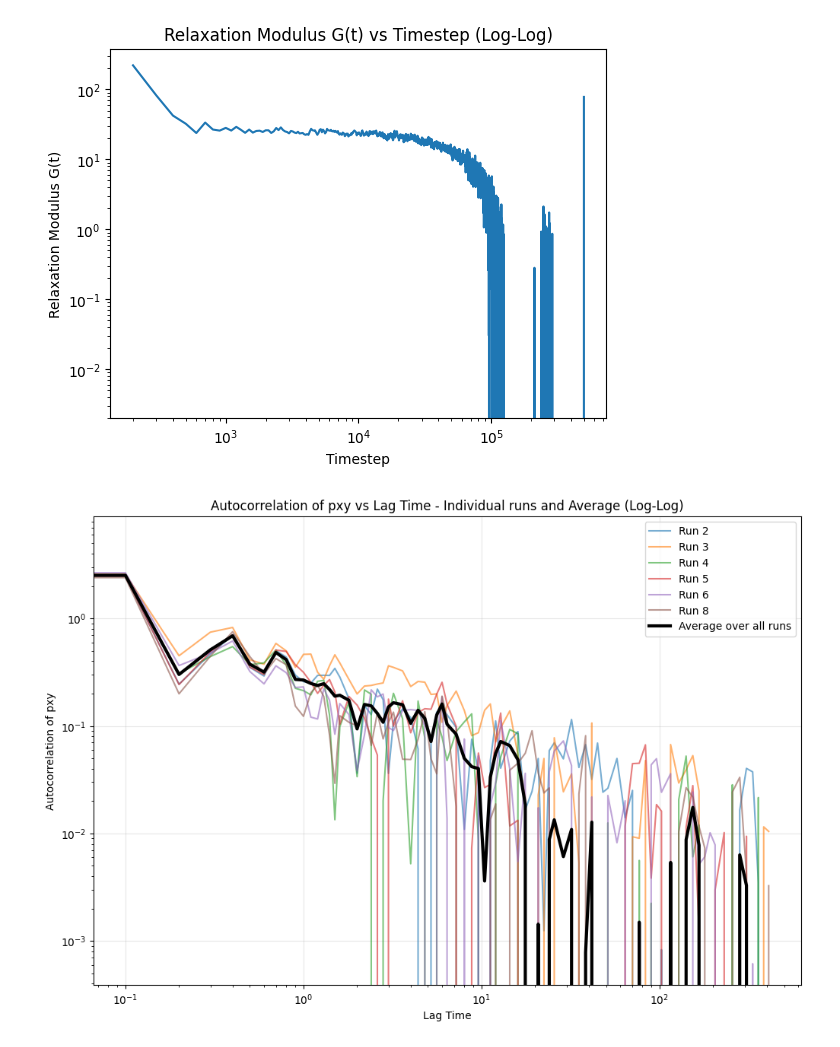
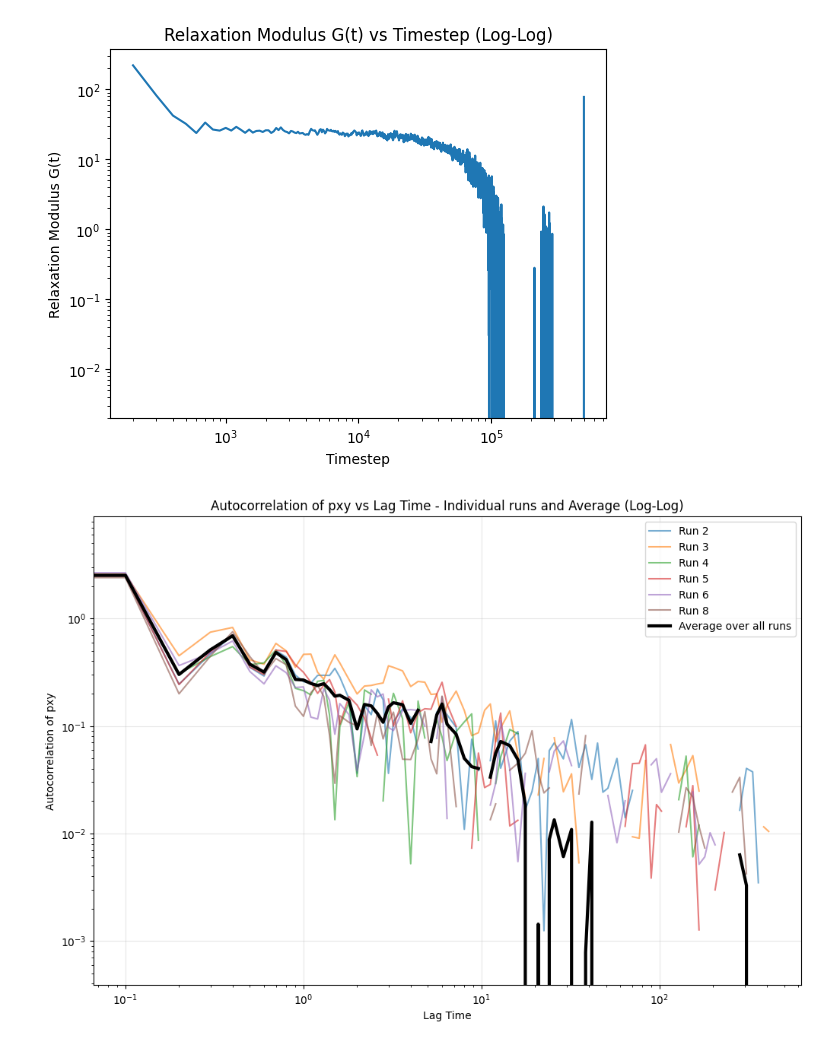
Before and after one commit to anotherbeaver/amine_polymers, a Jupyter notebook: logs/dyn_modulus mix 21 October.ipynb, the cells around one changed output. Drawn from its saved outputs; the diff is of its cells as text; code cells hidden in the pictures.

```diff
--- a/logs/dyn_modulus mix 21 October.ipynb
+++ b/logs/dyn_modulus mix 21 October.ipynb
@@ -293,9 +306,9 @@ energy_A = [0, 50]
 for ea in energy_A:
     file = f"logs/press_{ea}_0.dat"
     data = pd.read_csv(file, delimiter=' ', skiprows=3, index_col=False, names=['timestep', 'press', 'pxx', 'pyy', 'pzz', 'pxy', 'pxz', 'pyz'])
-    pxy = data['pxy'].values
+    pxx = data['pxy'].values
 
-    corr = multipletau.autocorrelate(pxy - np.mean(pxy), deltat=0.001 * 100)   # timestep 0.001, output every 100 steps
+    corr = multipletau.autocorrelate(pxx - np.mean(pxx), deltat=0.001 * 100)   # timestep 0.001, output every 100 steps
 
     t = corr[:, 0]
     G = corr[:, 1]
@@ -303,9 +316,9 @@ for ea in energy_A:
     plt.loglog(t, G, label=f'A={ea}')
 file = f"logs/press_0_0_notavg.dat"
 data = pd.read_csv(file, delimiter=' ', skiprows=3, index_col=False, names=['timestep', 'press', 'pxx', 'pyy', 'pzz', 'pxy', 'pxz', 'pyz'])
-pxy = data['pxy'].values
+pxx = data['pxy'].values
 
-corr = multipletau.autocorrelate(pxy - np.mean(pxy), deltat=0.001 * 10)   # timestep 0.001, output every 100 steps
+corr = multipletau.autocorrelate(pxx - np.mean(pxx), deltat=0.001 * 10)   # timestep 0.001, output every 100 steps
 
 t = corr[:, 0]
 G = corr[:, 1]
@@ -341,11 +354,11 @@ Averaging: Mean: 0.00047337834736947405, Standard Deviation: 0.03322043027544048
 # %%
 import multipletau
 
-file = "logs/press_50_0.dat"
+file = "logs/press_0_0.dat"
 data = pd.read_csv(file, delimiter=' ', skiprows=3, index_col=False, names=['timestep', 'press', 'pxx', 'pyy', 'pzz', 'pxy', 'pxz', 'pyz'])
 # print(data.head())
 
-pxy = data['pxy'].values
+pxx = data['pxy'].values
 G_t, time = G_func(data['pxx'], data['pyy'], data['pzz'], data['pxy'], data['pxz'], data['pyz'], data['timestep'])
 
 # overline_G = np.cumsum(G_t) * (time[1] - time[0]) / time
@@ -377,43 +390,43 @@ for i in indices:
     f = f"logs/press_0_0_{i}.dat"
     data = pd.read_csv(f, delimiter=' ', skiprows=3, index_col=False, names=['timestep', 'press', 'pxx', 'pyy', 'pzz', 'pxy', 'pxz', 'pyz'])
 
-    pxy = data['pxy'].values
+    pxx = data['pxy'].values
 
-    corr = multipletau.autocorrelate(pxy - np.mean(pxy), deltat=0.001 * 100)   # timestep 0.001, output every 10 steps
+    corr = multipletau.autocorrelate(pxx - np.mean(pxx), deltat=0.001 * 100)   # timestep 0.001, output every 10 steps
 
     t = corr[:, 0]
     G = corr[:, 1]
 
-    # G  = np.ma.masked_where(G <= 0, G)
-    # t  = np.ma.masked_where(G <= 0, t)
+    G  = np.ma.masked_where(G <= 0, G)
+    t  = np.ma.masked_where(G <= 0, t)
 
     # Store time and correlation data
     all_times[i] = t
     all_correlations[i] = G
 
 # Plot individual correlation functions
 plt.figure(figsize=(12, 8))
 
 # Plot each individual correlation
 for i in indices:
     plt.loglog(all_times[i], all_correlations[i], alpha=0.6, label=f'Run {i}')
 
 # Calculate and plot the average
 # Find the common time grid (use the shortest one to ensure all data exists)
 min_length = min(len(all_correlations[i]) for i in indices)
 
 # Truncate all arrays to the same length and calculate average
 truncated_correlations = np.array([all_correlations[i][:min_length] for i in indices])
 avg_G = np.mean(truncated_correlations, axis=0)
 t = all_times[indices[0]][:min_length]  # Use time from first run
 
 plt.loglog(t, avg_G, 'k-', linewidth=3, label='Average over all runs')
 
 plt.xlabel('Lag Time')
 plt.ylabel('Autocorrelation of pxy')
 plt.title('Autocorrelation of pxy vs Lag Time - Individual runs and Average (Log-Log)')
 plt.legend()
 plt.grid(True, alpha=0.3)
 plt.show()
 # %% [output]
-[figure, old version]
+[figure, new version]
```
Also changed, not shown: parts of 7 cells of this notebook, 4 other files.
